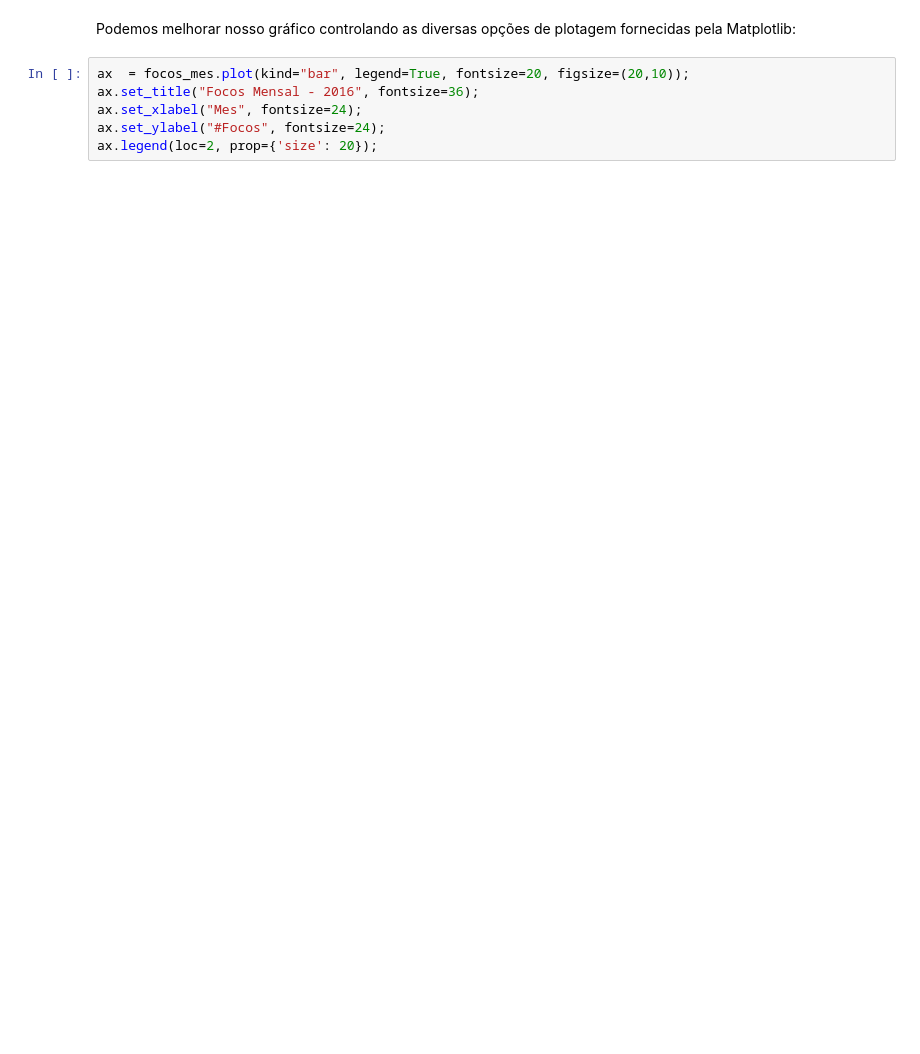
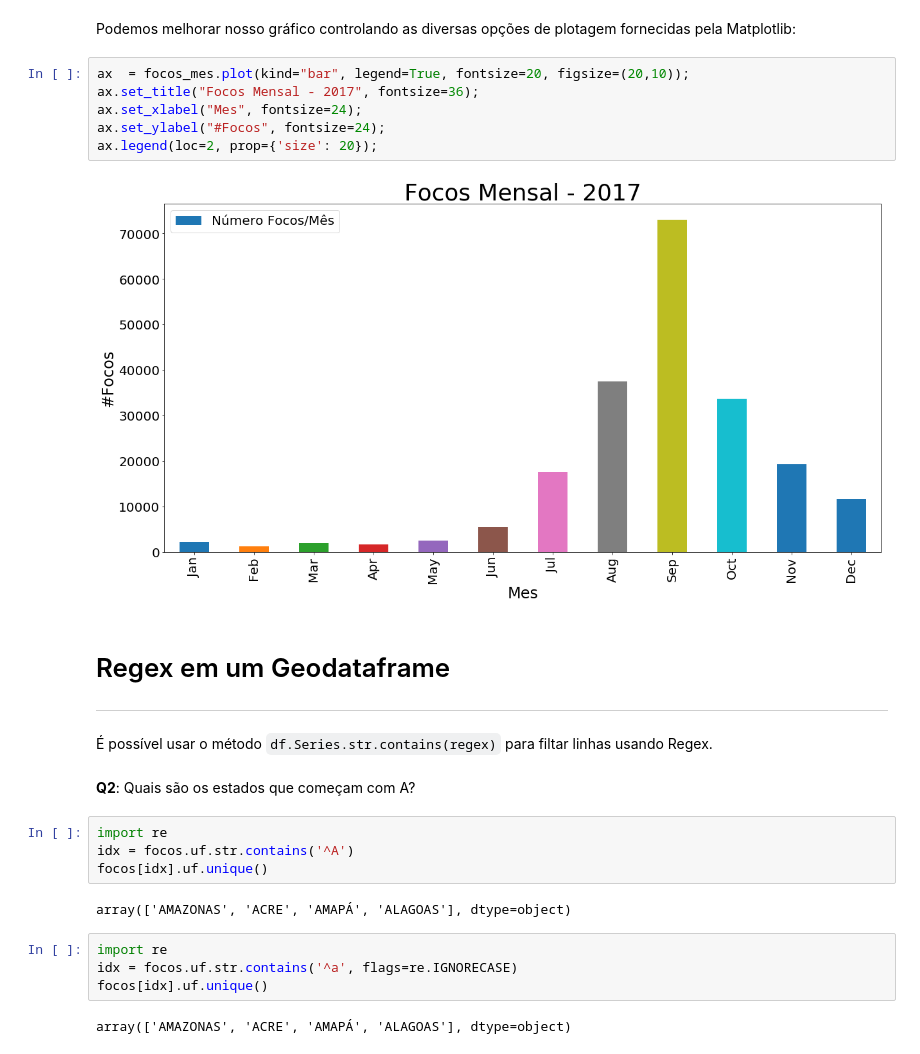
Before and after one commit to gqueiroz/cap394, a Jupyter notebook: 2018/class-02/geopandas-introducao.ipynb, the cells around one changed output. Drawn from its saved outputs; the diff is of its cells as text; blank space fills up the shorter version.

```diff
--- a/2018/class-02/geopandas-introducao.ipynb
+++ b/2018/class-02/geopandas-introducao.ipynb
@@ -282,7 +394,28 @@ focos_mes.plot.bar( legend=True, fontsize=20, figsize=(20,10) );
 Podemos melhorar nosso gráfico controlando as diversas opções de plotagem fornecidas pela Matplotlib:
 # %%
 ax  = focos_mes.plot(kind="bar", legend=True, fontsize=20, figsize=(20,10));
-ax.set_title("Focos Mensal - 2016", fontsize=36);
+ax.set_title("Focos Mensal - 2017", fontsize=36);
 ax.set_xlabel("Mes", fontsize=24);
 ax.set_ylabel("#Focos", fontsize=24);
 ax.legend(loc=2, prop={'size': 20});
+# %% [output]
+[figure, added]
+# %% [markdown]
+# Regex em um Geodataframe
+<hr style="border:1px solid #0077b9;">
+# %% [markdown]
+É possível usar o método `df.Series.str.contains(regex)` para filtar linhas usando Regex.
+# %% [markdown]
+**Q2**: Quais são os estados que começam com A?
+# %%
+import re
+idx = focos.uf.str.contains('^A')
+focos[idx].uf.unique()
+# %% [output]
+array(['AMAZONAS', 'ACRE', 'AMAPÁ', 'ALAGOAS'], dtype=object)
+# %%
+import re
+idx = focos.uf.str.contains('^a', flags=re.IGNORECASE)
+focos[idx].uf.unique()
+# %% [output]
+array(['AMAZONAS', 'ACRE', 'AMAPÁ', 'ALAGOAS'], dtype=object)
```
Also changed, not shown: parts of 34 cells of this notebook, 11 other files.
